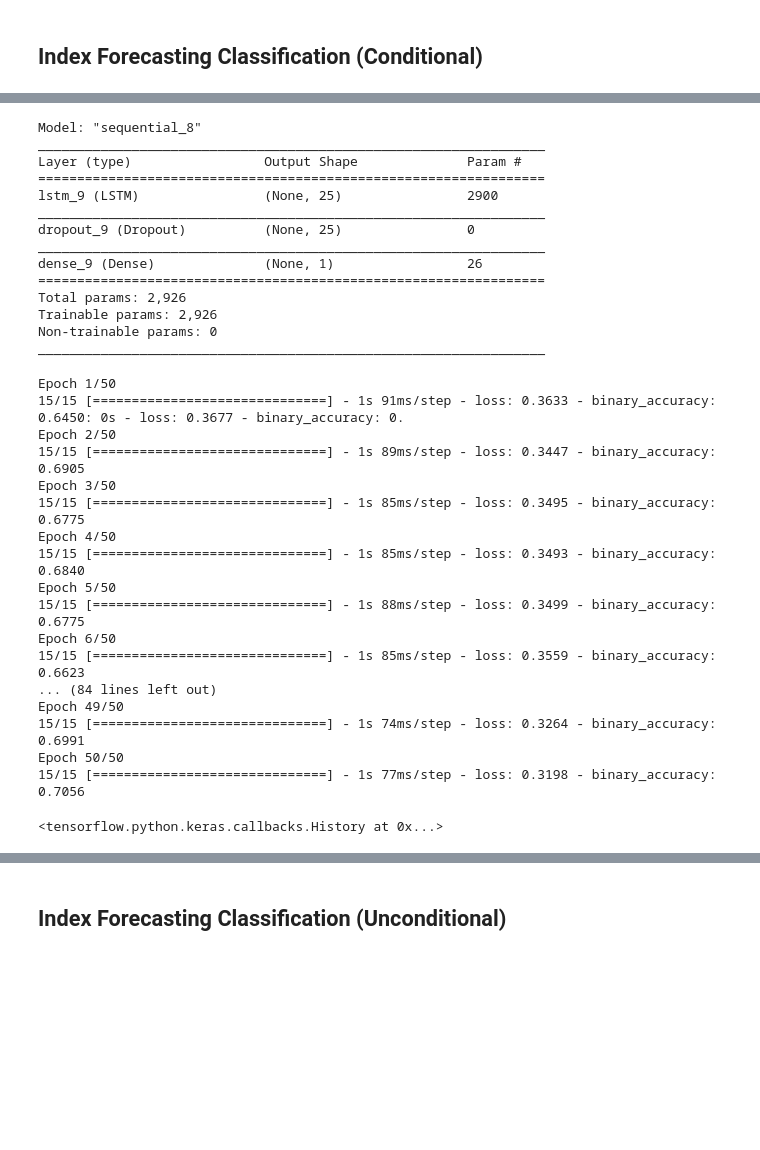
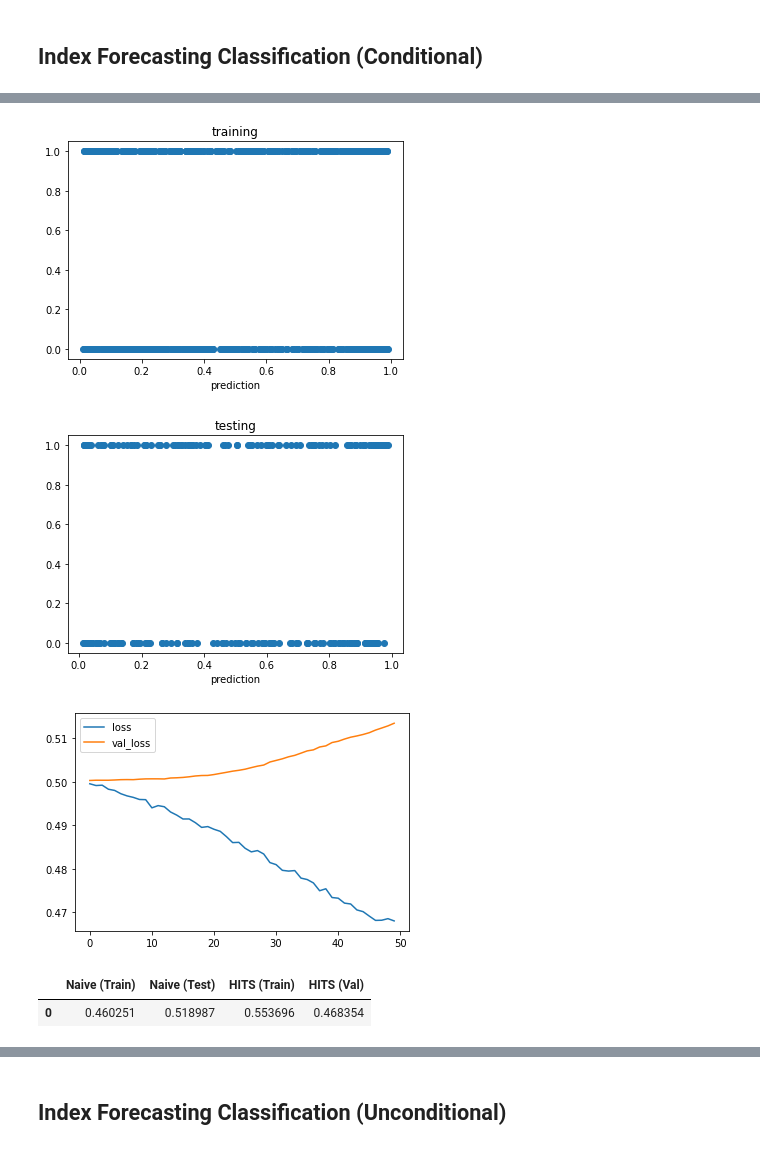
Before and after one commit to navin9292/Google_Wavenet-_Model, a Jupyter notebook: LSTM.ipynb, the cells around one changed output, grey strips where cells are left out. Cells and saved outputs as stored; diff of their text form; code cells hidden in the pictures; blank space fills up the shorter version.

```diff
--- a/LSTM.ipynb
+++ b/LSTM.ipynb
@@ -351,12 +356,2 @@ class_lstm_model_256 = tf.keras.models.Sequential([
     tf.keras.layers.Dense(units=1, activation='sigmoid')
 ])
-# %%
-class_lstm_model_1.compile(loss="mae", optimizer="adam", metrics=[tf.keras.metrics.BinaryAccuracy()])
-class_lstm_model_1.summary()
-window = 1
-num_features=3
-inputs_1 = window_data(idx_train.values, window)
-inputs_1 = np.transpose(inputs_1, (2, 0, 1))
-#idx_train.values[:-window, :].reshape(-1, window, num_features)
-labels_1 = idx_train.values[window:, 0] > 0
-labels_1 = labels_1.astype(int)
@@ -378,2 +357,0 @@ _________________________________________________________________
-# %%
-class_lstm_model_1.fit(inputs_1, labels_1, epochs=50)
@@ -467,46 +358,10 @@ class_lstm_model_16.evaluate(inputs_16_test, labels_16_test)
-# %%
-class_lstm_model_256.compile(loss="mae", optimizer="adam", metrics=[tf.keras.metrics.BinaryAccuracy()])
-class_lstm_model_256.summary()
-window = 256
-num_features=3
-inputs_256 = window_data(idx_train.values, window)
-inputs_256 = np.transpose(inputs_256, (2, 0, 1))
-#idx_train.values[:-window, :].reshape(-1, window, num_features)
-labels_256 = idx_train.values[window:, 0] > 0
-labels_256 = labels_256.astype(int)
-# %% [output]
-Model: "sequential_8"
-_________________________________________________________________
-Layer (type)                 Output Shape              Param #
-=================================================================
-lstm_9 (LSTM)                (None, 25)                2900
-_________________________________________________________________
-dropout_9 (Dropout)          (None, 25)                0
-_________________________________________________________________
-dense_9 (Dense)              (None, 1)                 26
-=================================================================
-Total params: 2,926
-Trainable params: 2,926
-Non-trainable params: 0
-_________________________________________________________________
-# %%
-class_lstm_model_256.fit(inputs_256, labels_256, epochs=50)
-# %% [output]
-Epoch 1/50
-15/15 [==============================] - 1s 91ms/step - loss: 0.3633 - binary_accuracy: 0.6450: 0s - loss: 0.3677 - binary_accuracy: 0.
-Epoch 2/50
-15/15 [==============================] - 1s 89ms/step - loss: 0.3447 - binary_accuracy: 0.6905
-Epoch 3/50
-15/15 [==============================] - 1s 85ms/step - loss: 0.3495 - binary_accuracy: 0.6775
-Epoch 4/50
-15/15 [==============================] - 1s 85ms/step - loss: 0.3493 - binary_accuracy: 0.6840
-Epoch 5/50
-15/15 [==============================] - 1s 88ms/step - loss: 0.3499 - binary_accuracy: 0.6775
-Epoch 6/50
-15/15 [==============================] - 1s 85ms/step - loss: 0.3559 - binary_accuracy: 0.6623
-... (84 lines left out)
-Epoch 49/50
-15/15 [==============================] - 1s 74ms/step - loss: 0.3264 - binary_accuracy: 0.6991
-Epoch 50/50
-15/15 [==============================] - 1s 77ms/step - loss: 0.3198 - binary_accuracy: 0.7056
-<tensorflow.python.keras.callbacks.History at 0x...>
+# %%
+window=1
+class_lstm_model_1_data = run_wrapper(class_lstm_model_1, window, idx_train, idx_test, cls=True)
+class_lstm_model_1_data
+# %% [output]
+[figure, added]
+[figure, added]
+[figure, added]
+|  | Naive (Train) | Naive (Test) | HITS (Train) | HITS (Val) |
+| 0 | 0.460251 | 0.518987 | 0.553696 | 0.468354 |
```
Also changed, not shown: parts of 42 cells of this notebook, 1 other file.
